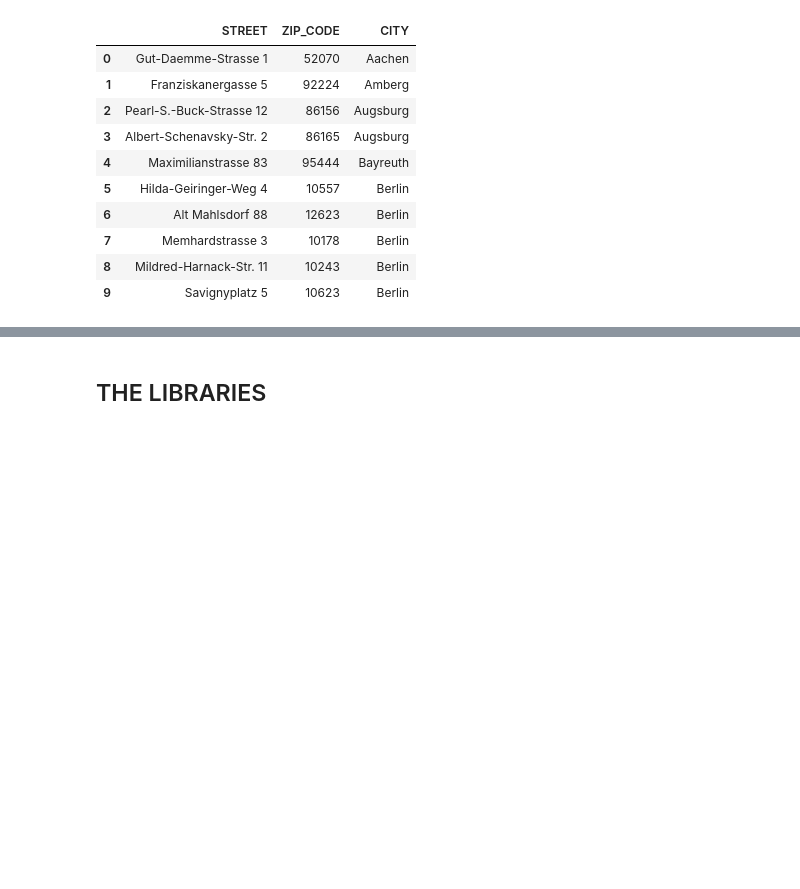
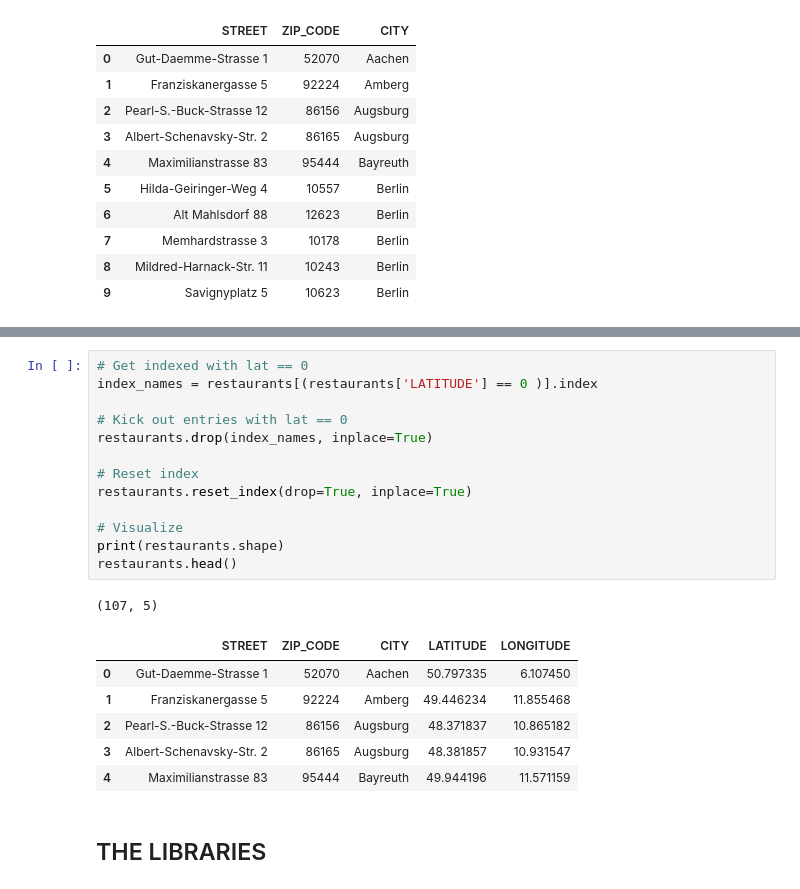
Before and after one commit to Mauricebuettgenbach/battle_of_the_neighborhoods, a Jupyter notebook: The_battle_of_neighborhoods.ipynb, the cells around one changed output, grey strips where cells are left out. Drawn from its saved outputs; the diff is of its cells as text; blank space fills up the shorter version.

```diff
--- a/The_battle_of_neighborhoods.ipynb
+++ b/The_battle_of_neighborhoods.ipynb
@@ -260,3 +379,24 @@ df shape: (121, 3)
+# %%
+# Get indexed with lat == 0
+index_names = restaurants[(restaurants['LATITUDE'] == 0 )].index
+
+# Kick out entries with lat == 0
+restaurants.drop(index_names, inplace=True)
+
+# Reset index
+restaurants.reset_index(drop=True, inplace=True)
+
+# Visualize
+print(restaurants.shape)
+restaurants.head()
+# %% [output]
+(107, 5)
+|  | STREET | ZIP_CODE | CITY | LATITUDE | LONGITUDE |
+| 0 | Gut-Daemme-Strasse 1 | 52070 | Aachen | 50.797335 | 6.107450 |
+| 1 | Franziskanergasse 5 | 92224 | Amberg | 49.446234 | 11.855468 |
+| 2 | Pearl-S.-Buck-Strasse 12 | 86156 | Augsburg | 48.371837 | 10.865182 |
+| 3 | Albert-Schenavsky-Str. 2 | 86165 | Augsburg | 48.381857 | 10.931547 |
+| 4 | Maximilianstrasse 83 | 95444 | Bayreuth | 49.944196 | 11.571159 |
 # %% [markdown]
 ## THE LIBRARIES <a name="THE_LIBRARIES" ></a>
 # %%
```
Also changed, not shown: parts of 10 cells of this notebook.
